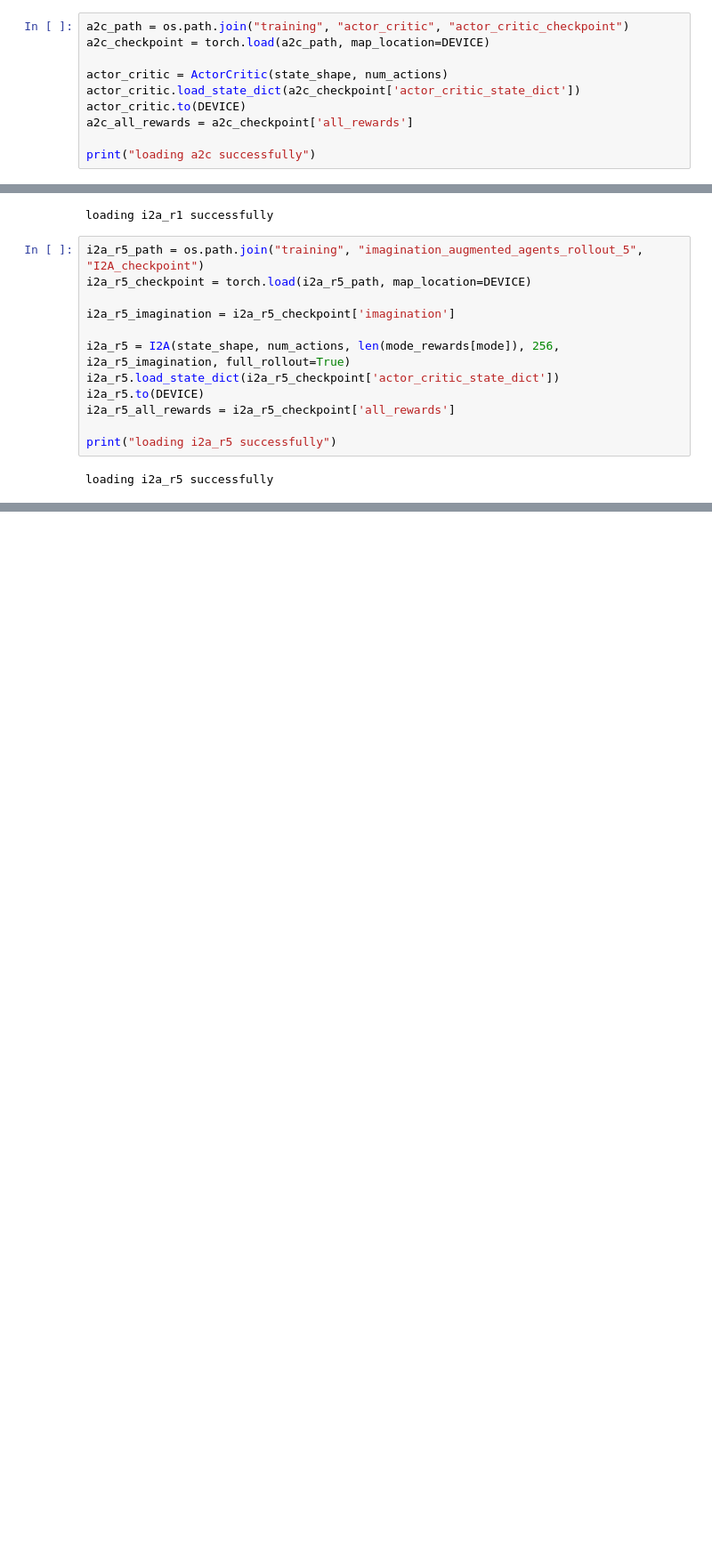
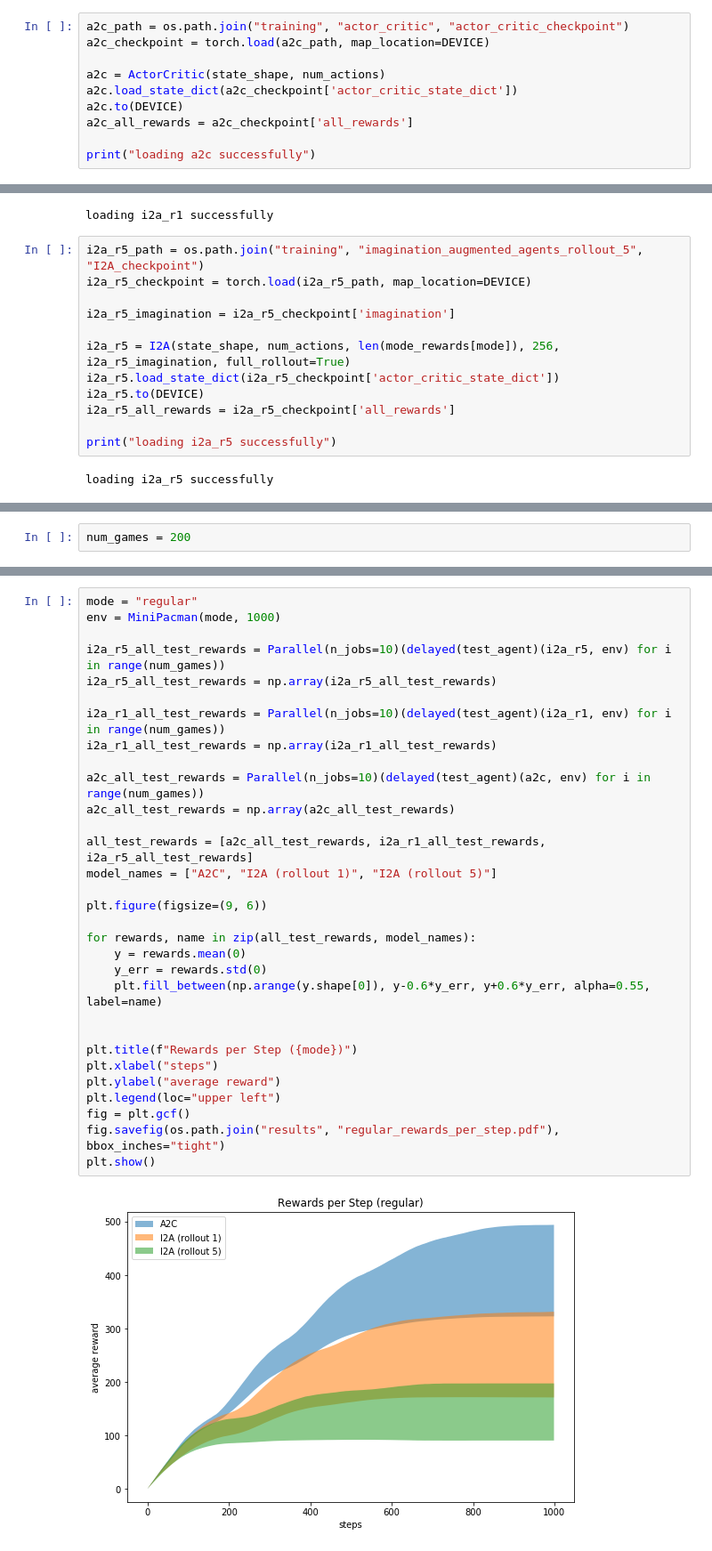
Before and after one commit to lisiyi1993/COMP767-RL-Project, a Jupyter notebook: results.ipynb, the cells around one changed output, grey strips where cells are left out. Shown at 89% size. Drawn from its saved outputs; the diff is of its cells as text; blank space fills up the shorter version.

Commit message:
update results

```diff
--- a/results.ipynb
+++ b/results.ipynb
@@ -37,9 +44,9 @@ loading env_model successfully
 a2c_path = os.path.join("training", "actor_critic", "actor_critic_checkpoint")
 a2c_checkpoint = torch.load(a2c_path, map_location=DEVICE)
 
-actor_critic = ActorCritic(state_shape, num_actions)
-actor_critic.load_state_dict(a2c_checkpoint['actor_critic_state_dict'])
-actor_critic.to(DEVICE)
+a2c = ActorCritic(state_shape, num_actions)
+a2c.load_state_dict(a2c_checkpoint['actor_critic_state_dict'])
+a2c.to(DEVICE)
 a2c_all_rewards = a2c_checkpoint['all_rewards']
 
 print("loading a2c successfully")
@@ -89,0 +101,2 @@ plt.show()
+# %%
+num_games = 200
@@ -89,0 +124,33 @@ plt.show()
+# %%
+mode = "regular"
+env = MiniPacman(mode, 1000)
+
+i2a_r5_all_test_rewards = Parallel(n_jobs=10)(delayed(test_agent)(i2a_r5, env) for i in range(num_games))
+i2a_r5_all_test_rewards = np.array(i2a_r5_all_test_rewards)
+
+i2a_r1_all_test_rewards = Parallel(n_jobs=10)(delayed(test_agent)(i2a_r1, env) for i in range(num_games))
+i2a_r1_all_test_rewards = np.array(i2a_r1_all_test_rewards)
+
+a2c_all_test_rewards = Parallel(n_jobs=10)(delayed(test_agent)(a2c, env) for i in range(num_games))
+a2c_all_test_rewards = np.array(a2c_all_test_rewards)
+
+all_test_rewards = [a2c_all_test_rewards, i2a_r1_all_test_rewards, i2a_r5_all_test_rewards]
+model_names = ["A2C", "I2A (rollout 1)", "I2A (rollout 5)"]
+
+plt.figure(figsize=(9, 6))
+
+for rewards, name in zip(all_test_rewards, model_names):
+    y = rewards.mean(0)
+    y_err = rewards.std(0)
+    plt.fill_between(np.arange(y.shape[0]), y-0.6*y_err, y+0.6*y_err, alpha=0.55, label=name)
+
+
+plt.title(f"Rewards per Step ({mode})")
+plt.xlabel("steps")
+plt.ylabel("average reward")
+plt.legend(loc="upper left")
+fig = plt.gcf()
+fig.savefig(os.path.join("results", "regular_rewards_per_step.pdf"), bbox_inches="tight")
+plt.show()
+# %% [output]
+[figure, added]
```
Also changed, not shown: parts of 7 cells of this notebook, 4 other files.
